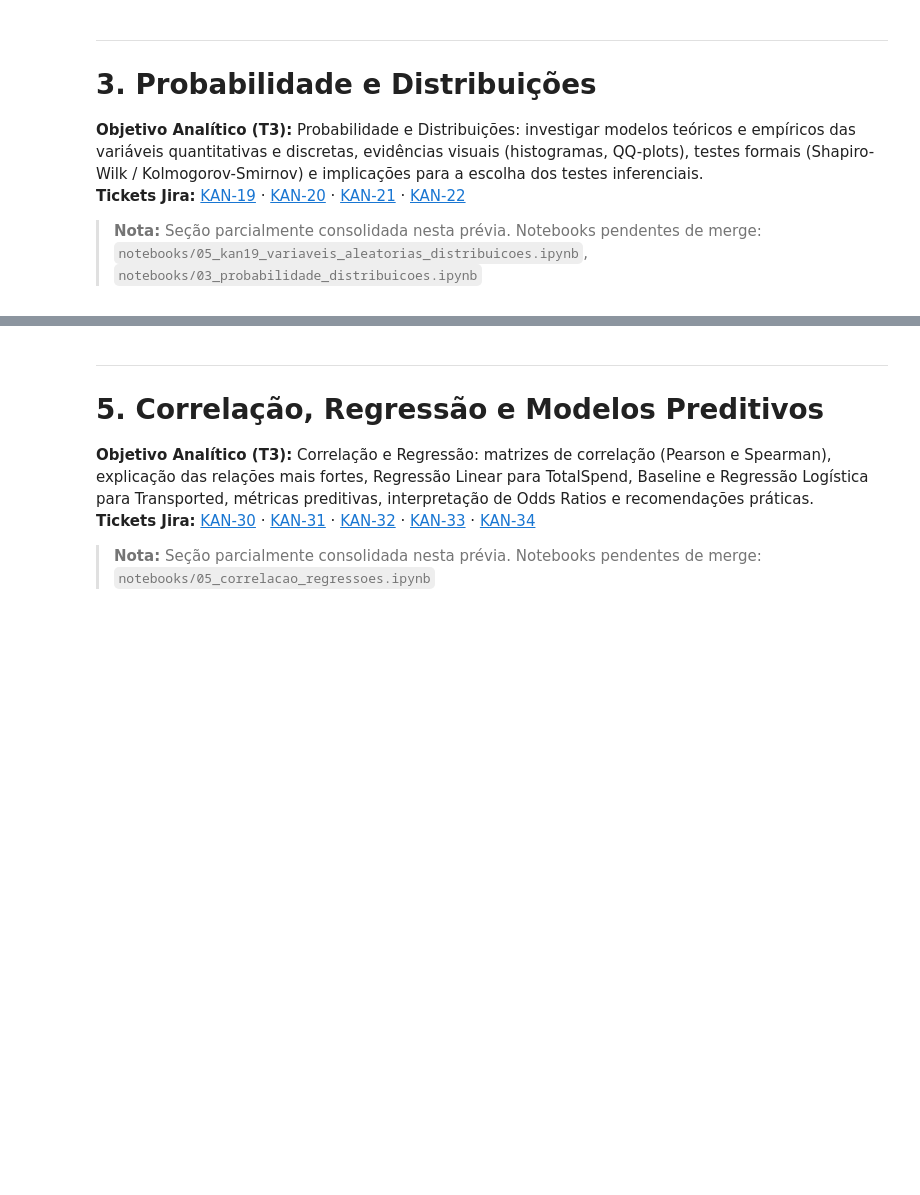
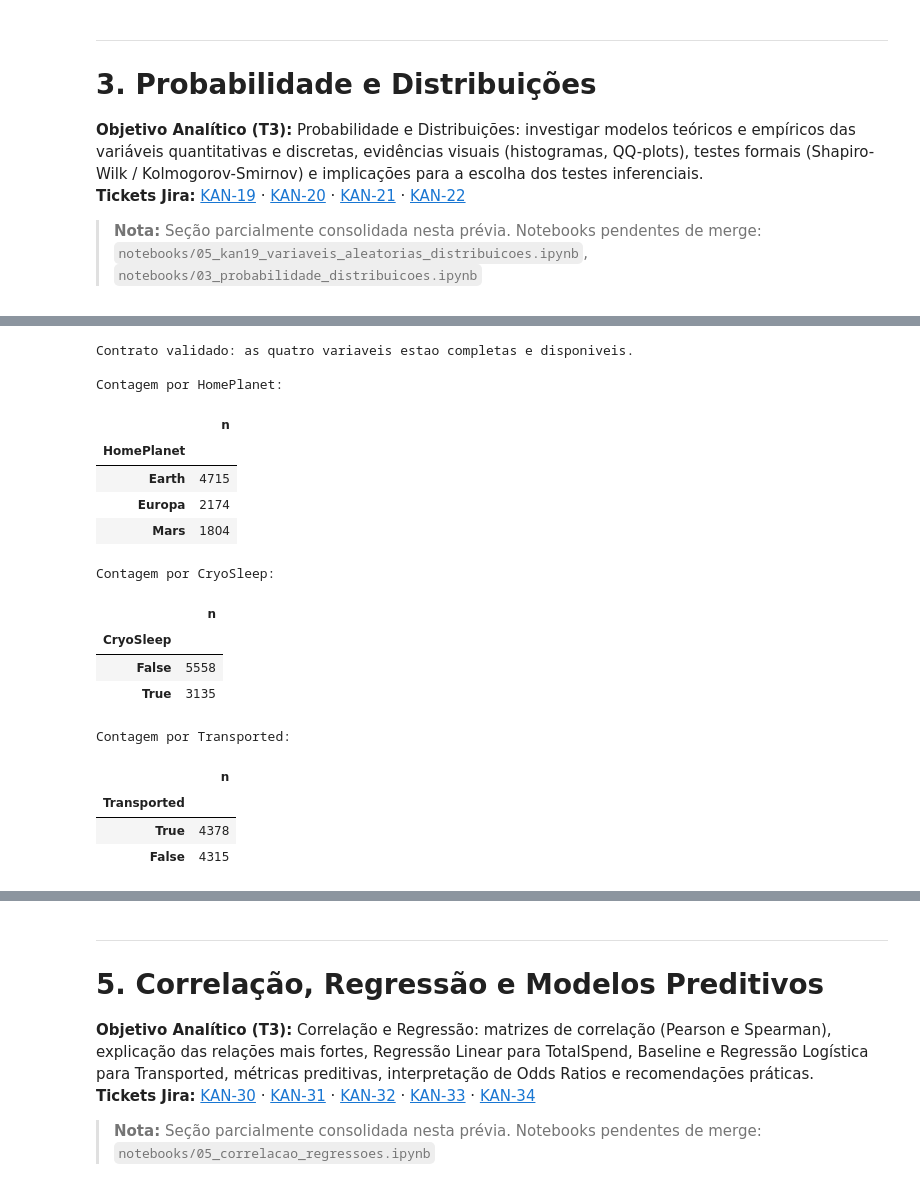
Before and after one commit to gmenezesg/spaceship-titanic-estatistica-posdl, a Jupyter notebook: notebooks/00_projeto_final_estatistica.ipynb, the cells around one changed output, grey strips where cells are left out. Saved outputs shown, nothing was run; the diff lists cells and outputs as text; code cells hidden in the pictures; blank space fills up the shorter version.

```diff
--- a/notebooks/00_projeto_final_estatistica.ipynb
+++ b/notebooks/00_projeto_final_estatistica.ipynb
@@ -1668,0 +1683,19 @@ Arquivos exportados e validados com sucesso em: ..\data\processed
+# %%
+from pathlib import Path
+
+import numpy as np
+import pandas as pd
+
+# Permite executar o notebook a partir da raiz do projeto ou da pasta notebooks/.
+PROJECT_ROOT = Path.cwd().resolve()
+if not (PROJECT_ROOT / 'data').exists():
+    PROJECT_ROOT = PROJECT_ROOT.parent
+
+DATA_PATH = PROJECT_ROOT / 'data' / 'processed' / 'spaceship_titanic_clean.csv'
+alpha = 0.05
+
+df = pd.read_csv(DATA_PATH)
+
+print(f'Base carregada: {DATA_PATH}')
+print(f'Dimensao: {df.shape[0]:,} passageiros x {df.shape[1]} colunas')
+print(f'Nivel de significancia pre-especificado: alpha = {alpha:.2f}')
@@ -1668,0 +1710,48 @@ Arquivos exportados e validados com sucesso em: ..\data\processed
+# %%
+REQUIRED_COLUMNS = {'HomePlanet', 'CryoSleep', 'TotalSpend', 'Transported'}
+EXPECTED_PLANETS = {'Earth', 'Europa', 'Mars'}
+
+missing_columns = REQUIRED_COLUMNS - set(df.columns)
+if missing_columns:
+    raise ValueError(f'Colunas obrigatorias ausentes: {sorted(missing_columns)}')
+
+null_counts = df[list(REQUIRED_COLUMNS)].isna().sum()
+if (null_counts > 0).any():
+    raise ValueError(f'Valores ausentes nas variaveis analiticas: {null_counts[null_counts > 0].to_dict()}')
+
+transported_categories = set(df['Transported'].unique())
+if len(transported_categories) != 2:
+    raise ValueError(f'Transported deve ter duas categorias; encontrado: {transported_categories}')
+
+observed_planets = set(df['HomePlanet'].unique())
+if observed_planets != EXPECTED_PLANETS:
+    raise ValueError(
+        f'Categorias inesperadas em HomePlanet. Esperado: {EXPECTED_PLANETS}; observado: {observed_planets}'
+    )
+
+print('Contrato validado: as quatro variaveis estao completas e disponiveis.')
+print('\nContagem por HomePlanet:')
+display(df['HomePlanet'].value_counts().rename_axis('HomePlanet').to_frame('n'))
+print('\nContagem por CryoSleep:')
+display(df['CryoSleep'].value_counts().rename_axis('CryoSleep').to_frame('n'))
+print('\nContagem por Transported:')
+display(df['Transported'].value_counts().rename_axis('Transported').to_frame('n'))
+# %% [output]
+Contrato validado: as quatro variaveis estao completas e disponiveis.
+
+Contagem por HomePlanet:
+|  | n |
+| HomePlanet |  |
+| Earth | 4715 |
+| Europa | 2174 |
+| Mars | 1804 |
+Contagem por CryoSleep:
+|  | n |
+| CryoSleep |  |
+| False | 5558 |
+| True | 3135 |
+Contagem por Transported:
+|  | n |
+| Transported |  |
+| True | 4378 |
+| False | 4315 |
```
Also changed, not shown: parts of 13 cells of this notebook, 6 other files.
